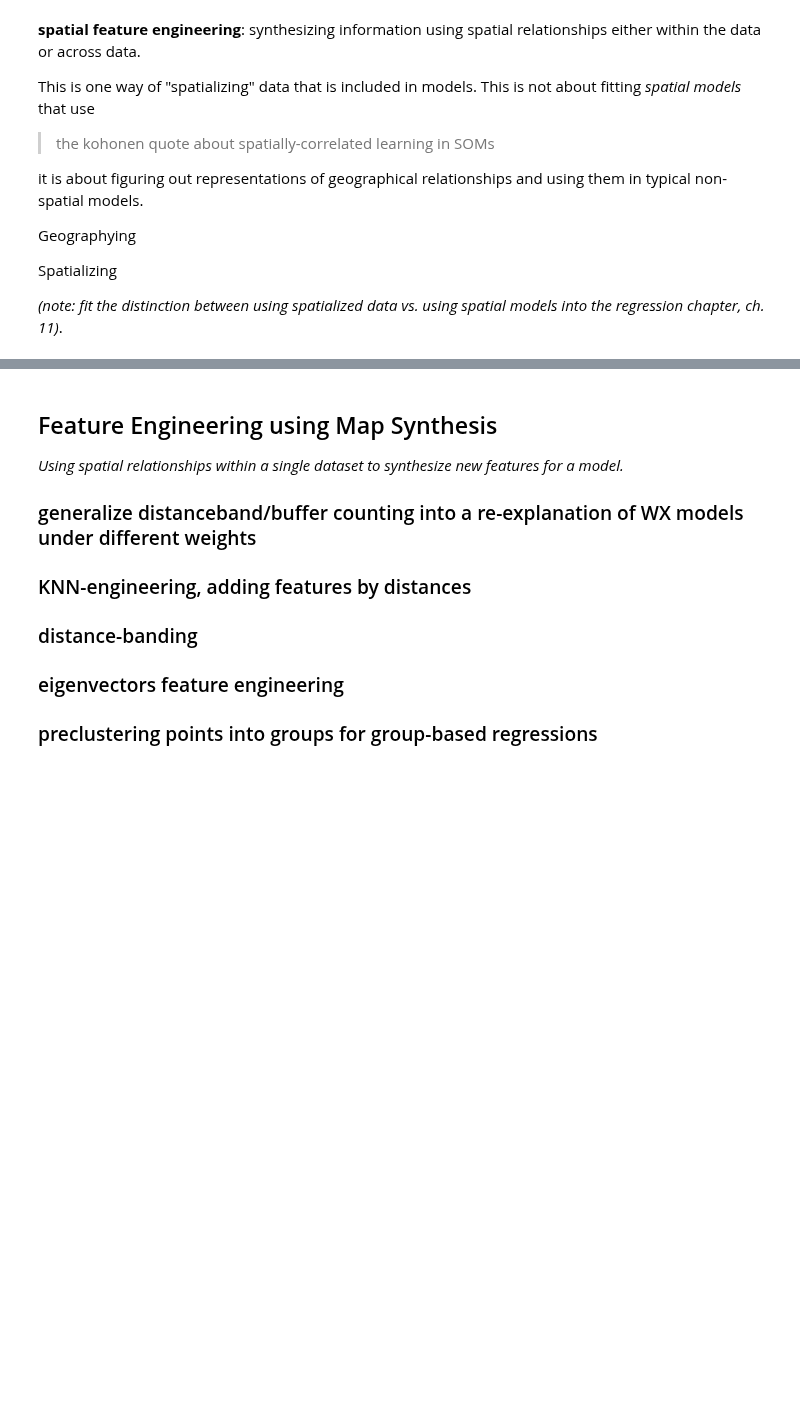
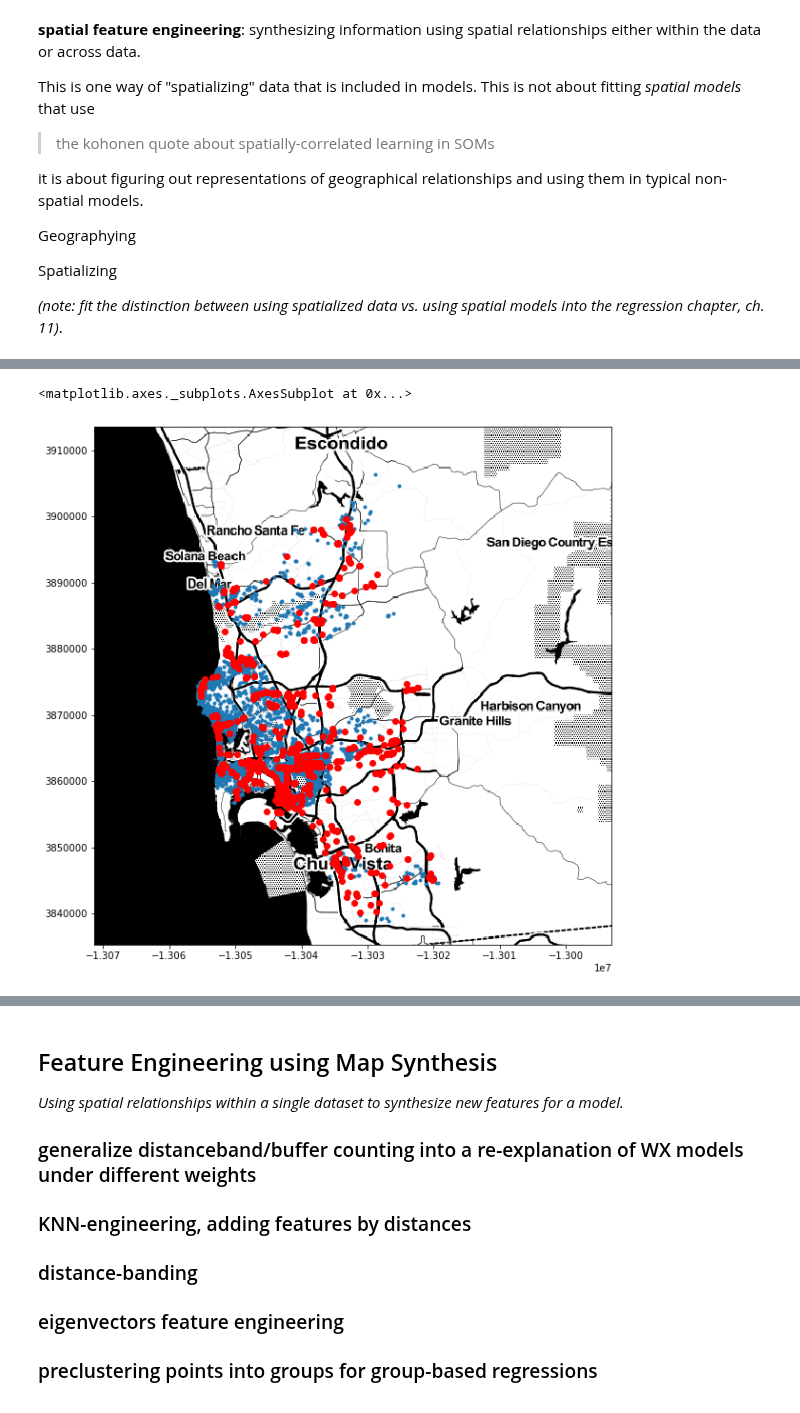
Before and after one commit to gdsbook/book, a Jupyter notebook: notebooks/12_feature_engineering.ipynb, the cells around one changed output, grey strips where cells are left out. Drawn from its saved outputs; the diff is of its cells as text; code cells hidden in the pictures; blank space fills up the shorter version.

```diff
--- a/notebooks/12_feature_engineering.ipynb
+++ b/notebooks/12_feature_engineering.ipynb
@@ -29,0 +44,12 @@ Spatializing
+# %%
+pois = osmnx.pois_from_polygon(airbnbs.unary_union.convex_hull,
+                               amenities=['restaurant', 'bar'])
+pois = pois.query('amenity in ("restaurant", "bar")')
+# %%
+f,ax = plt.subplots(1,1,figsize=(10,10))
+ax.imshow(img, extent=ext)
+airbnbs.to_crs(epsg=3857).plot(ax=ax, marker='.')
+pois.to_crs(epsg=3857).plot(ax=ax, color='r')
+# %% [output]
+<matplotlib.axes._subplots.AxesSubplot at 0x...>
+[figure, added]
```
Also changed, not shown: parts of 20 cells of this notebook, 1 other file.
